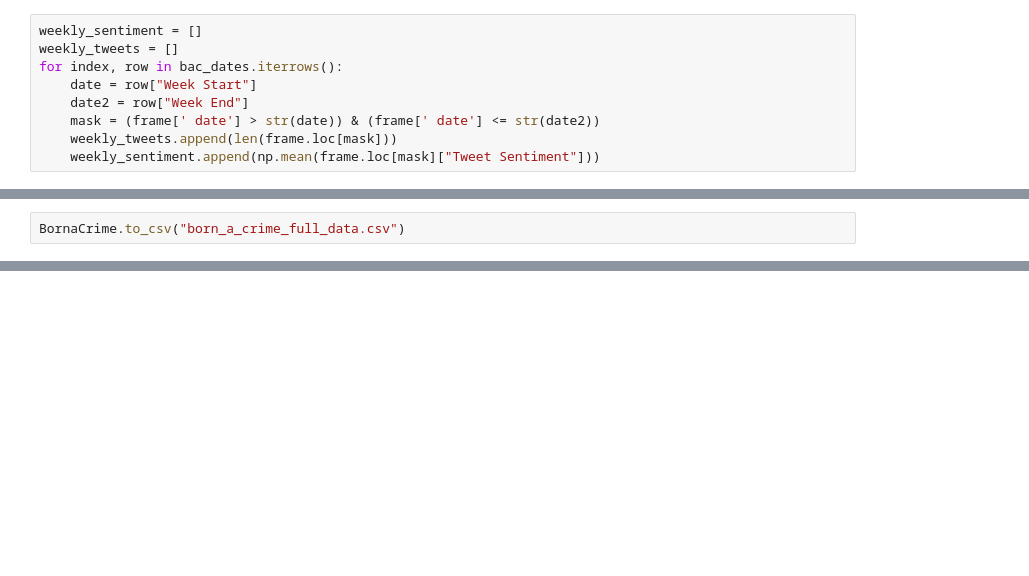
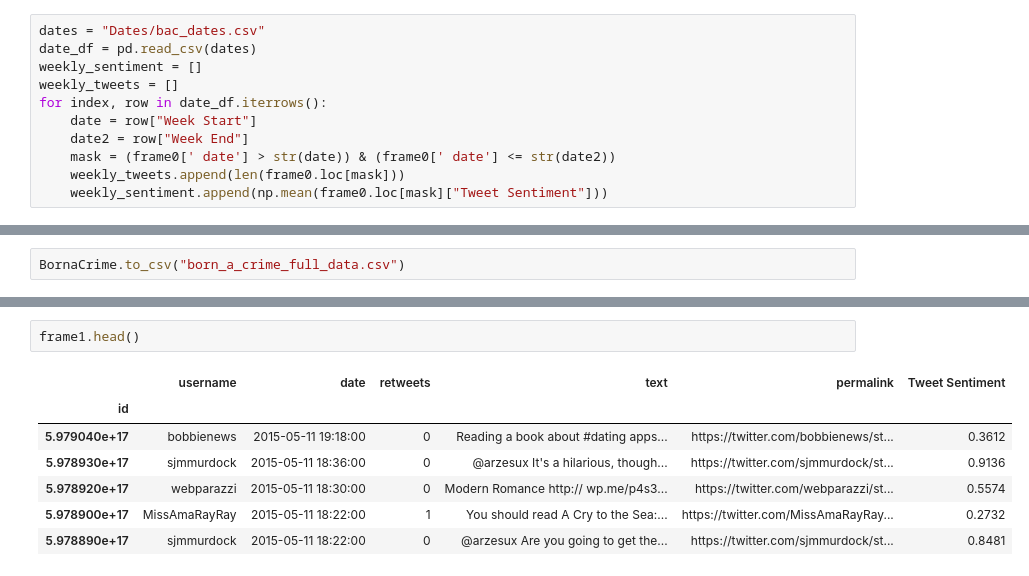
Before and after one commit to rdk5/wheres-my-data-dude, a Jupyter notebook: Tweet Retrieval/ImportBookData.ipynb, the cells around one changed output, grey strips where cells are left out. Drawn from its saved outputs; the diff is of its cells as text; blank space fills up the shorter version.

```diff
--- a/Tweet Retrieval/ImportBookData.ipynb
+++ b/Tweet Retrieval/ImportBookData.ipynb
@@ -70,9 +42,11 @@ bac_dates
 # %%
+dates = "Dates/bac_dates.csv"
+date_df = pd.read_csv(dates)
 weekly_sentiment = []
 weekly_tweets = []
-for index, row in bac_dates.iterrows():
+for index, row in date_df.iterrows():
     date = row["Week Start"]
     date2 = row["Week End"]
-    mask = (frame[' date'] > str(date)) & (frame[' date'] <= str(date2))
-    weekly_tweets.append(len(frame.loc[mask]))
-    weekly_sentiment.append(np.mean(frame.loc[mask]["Tweet Sentiment"]))
+    mask = (frame0[' date'] > str(date)) & (frame0[' date'] <= str(date2))
+    weekly_tweets.append(len(frame0.loc[mask]))
+    weekly_sentiment.append(np.mean(frame0.loc[mask]["Tweet Sentiment"]))
@@ -166,0 +107,10 @@ BornaCrime.to_csv("born_a_crime_full_data.csv")
+# %%
+frame1.head()
+# %% [output]
+|  | username | date | retweets | text | permalink | Tweet Sentiment |
+| id |  |  |  |  |  |  |
+| 5.979040e+17 | bobbienews | 2015-05-11 19:18:00 | 0 | Reading a book about #dating apps... | https://twitter.com/bobbienews/st... | 0.3612 |
+| 5.978930e+17 | sjmmurdock | 2015-05-11 18:36:00 | 0 | @arzesux It's a hilarious, though... | https://twitter.com/sjmmurdock/st... | 0.9136 |
+| 5.978920e+17 | webparazzi | 2015-05-11 18:30:00 | 0 | Modern Romance http:// wp.me/p4s3... | https://twitter.com/webparazzi/st... | 0.5574 |
+| 5.978900e+17 | MissAmaRayRay | 2015-05-11 18:22:00 | 1 | You should read A Cry to the Sea:... | https://twitter.com/MissAmaRayRay... | 0.2732 |
+| 5.978890e+17 | sjmmurdock | 2015-05-11 18:22:00 | 0 | @arzesux Are you going to get the... | https://twitter.com/sjmmurdock/st... | 0.8481 |
```
Also changed, not shown: parts of 21 cells of this notebook, 14 other files.
